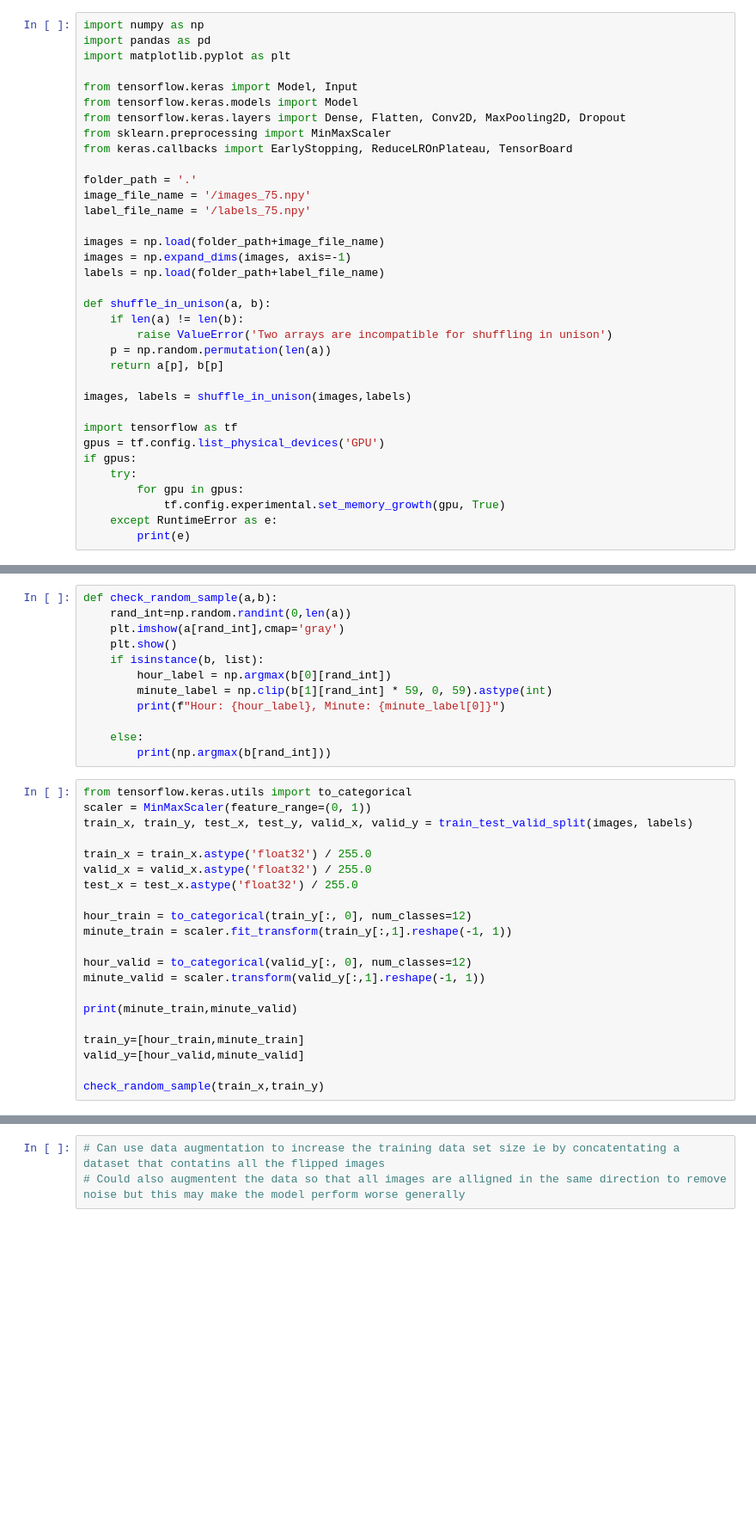
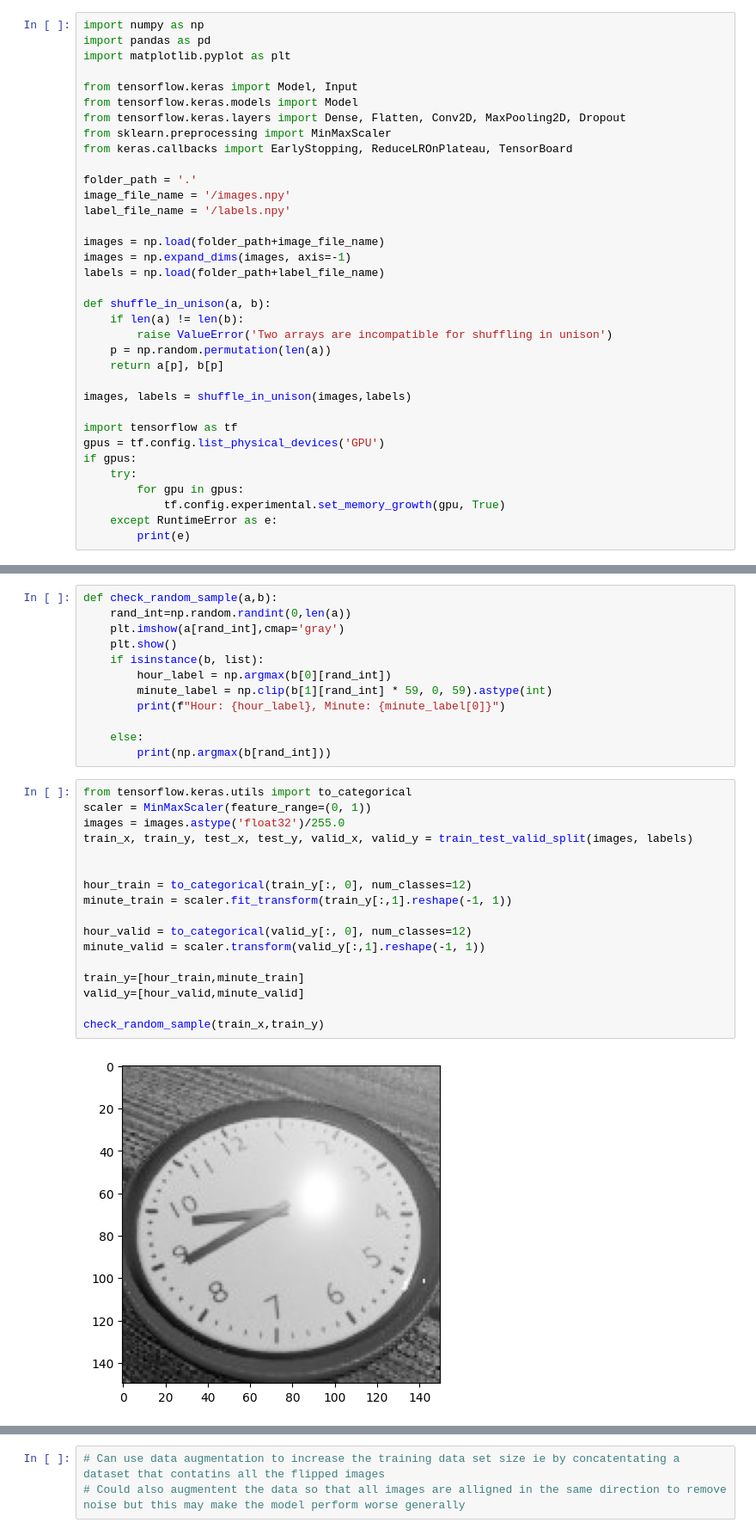
Before and after one commit to watchthedoge/IDL_22, a Jupyter notebook: Assignment_1/Part_2/part_iii.ipynb, the cells around one changed output, grey strips where cells are left out. Shown: that part at 86% size. Saved outputs shown, nothing was run; the diff lists cells and outputs as text; blank space fills up the shorter version.

```diff
--- a/Assignment_1/Part_2/part_iii.ipynb
+++ b/Assignment_1/Part_2/part_iii.ipynb
@@ -10,8 +10,8 @@ from sklearn.preprocessing import MinMaxScaler
 from keras.callbacks import EarlyStopping, ReduceLROnPlateau, TensorBoard
 
 folder_path = '.'
-image_file_name = '/images_75.npy'
-label_file_name = '/labels_75.npy'
+image_file_name = '/images.npy'
+label_file_name = '/labels.npy'
 
 images = np.load(folder_path+image_file_name)
 images = np.expand_dims(images, axis=-1)
@@ -92,22 +92,19 @@ def check_random_sample(a,b):
 # %%
 from tensorflow.keras.utils import to_categorical
 scaler = MinMaxScaler(feature_range=(0, 1))
+images = images.astype('float32')/255.0
 train_x, train_y, test_x, test_y, valid_x, valid_y = train_test_valid_split(images, labels)
 
-train_x = train_x.astype('float32') / 255.0
-valid_x = valid_x.astype('float32') / 255.0
-test_x = test_x.astype('float32') / 255.0
 
 hour_train = to_categorical(train_y[:, 0], num_classes=12)
 minute_train = scaler.fit_transform(train_y[:,1].reshape(-1, 1))
 
 hour_valid = to_categorical(valid_y[:, 0], num_classes=12)
 minute_valid = scaler.transform(valid_y[:,1].reshape(-1, 1))
 
-print(minute_train,minute_valid)
-
 train_y=[hour_train,minute_train]
 valid_y=[hour_valid,minute_valid]
 
 check_random_sample(train_x,train_y)
 # %% [output]
+[figure, new version]
```
Also changed, not shown: parts of 13 cells of this notebook, 5 other files.
